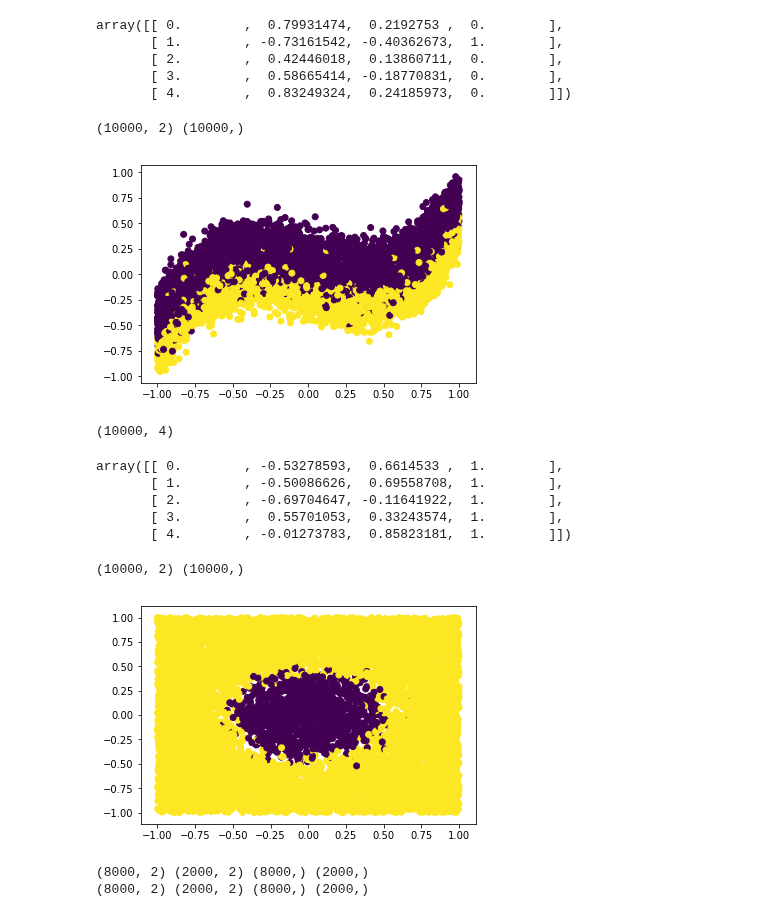
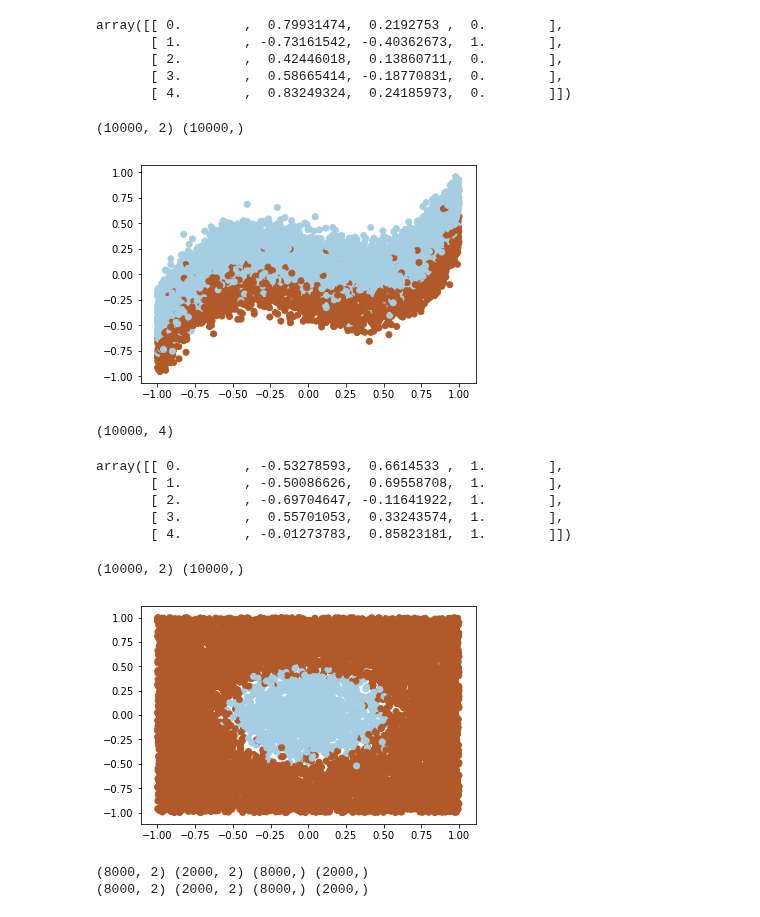
Before and after one commit to vipulpopat/MSCAI_Sem1_Etivity5, a Jupyter notebook: Etivity5_CE6002_18195067.ipynb, the cells around one changed output. Saved outputs shown, nothing was run; the diff lists cells and outputs as text; code cells hidden in the pictures.

```diff
--- a/Etivity5_CE6002_18195067.ipynb
+++ b/Etivity5_CE6002_18195067.ipynb
@@ -193,11 +173,11 @@ X2 = data2[:,1:3]
 
 print(X2.shape, y2.shape)
 plt.figure()
-plt.scatter(X2[:,0], X2[:,1], c=y2)
+plt.scatter(X2[:,0], X2[:,1], c=y2, cmap=plt.cm.Paired)
 plt.show()
 # %% [output]
 (10000, 2) (10000,)
-[figure, old version]
+[figure, new version]
 # %%
 # Open the dataset_3 csv file and save in data3
 with open("dataset_3.csv" , 'r') as f3:
@@ -214,18 +195,18 @@ array([[ 0.        , -0.53278593,  0.6614533 ,  1.        ],
        [ 3.        ,  0.55701053,  0.33243574,  1.        ],
        [ 4.        , -0.01273783,  0.85823181,  1.        ]])
 # %%
-# Target class stored in y2
+# Target class stored in y3
 y3 = data3[:,-1]
-# Input samples stored in X2
+# Input samples stored in X3
 X3 = data3[:,1:3]
 
 print(X3.shape, y3.shape)
 plt.figure()
-plt.scatter(X3[:,0], X3[:,1], c=y3)
+plt.scatter(X3[:,0], X3[:,1], c=y3, cmap=plt.cm.Paired)
 plt.show()
 # %% [output]
 (10000, 2) (10000,)
-[figure, old version]
+[figure, new version]
 # %%
 # Split the data into train and test set
 X2_train, X2_test, y2_train, y2_test = train_test_split(X2, y2, test_size=0.2, shuffle=True, stratify=y2, random_state=5)
```
Also changed, not shown: parts of 18 cells of this notebook.
